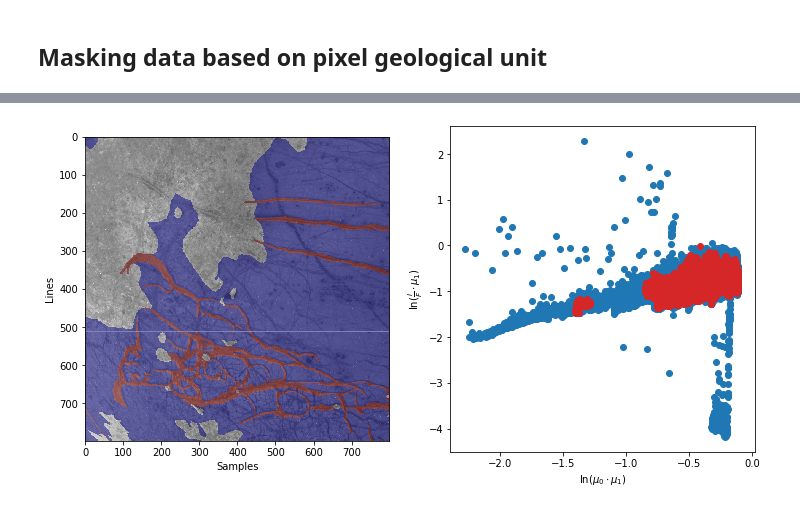
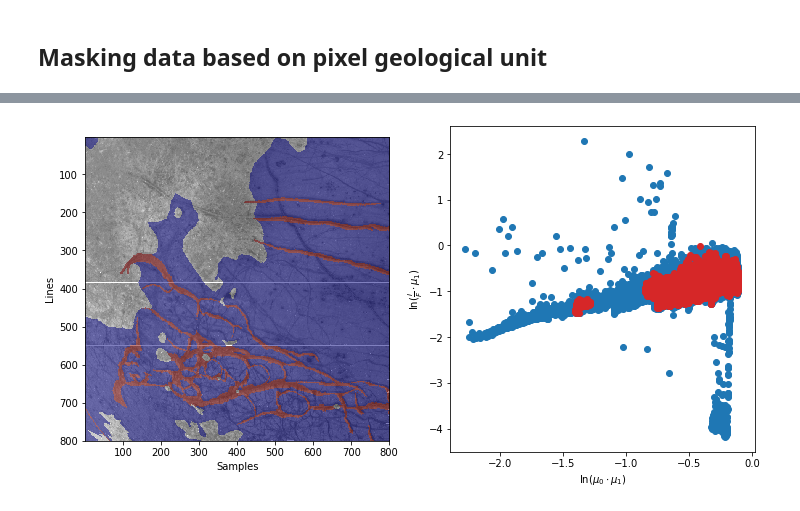
Before and after one commit to seignovert/galileo-ssi, a Jupyter notebook: notebooks/SSI_plot.ipynb, the cells around one changed output, grey strips where cells are left out. Cells and saved outputs as stored; diff of their text form; code cells hidden in the pictures.

```diff
--- a/notebooks/SSI_plot.ipynb
+++ b/notebooks/SSI_plot.ipynb
@@ -140,17 +140,17 @@ yp = np.log(img.data[plains] * img.mu1[plains])
 # %%
 fig, (ax0, ax1) = plt.subplots(1, 2, figsize=(12, 6))
 
 ax0.imshow(img.data, extent=img.extent, vmin=0, vmax=1, cmap='gray')
-ax0.imshow(np.ma.array(np.ones(img.data.shape), mask=~bands), cmap='jet_r', alpha=.5)
-ax0.imshow(np.ma.array(np.ones(img.data.shape), mask=~plains), cmap='jet', alpha=.5)
+ax0.imshow(np.ma.array(np.ones(img.data.shape), mask=~bands), extent=img.extent, cmap='jet_r', alpha=.5)
+ax0.imshow(np.ma.array(np.ones(img.data.shape), mask=~plains), extent=img.extent, cmap='jet', alpha=.5)
 
 ax1.scatter(xp, yp, color='tab:blue')
 ax1.scatter(xb, yb, color='tab:red')
 
 ax0.set_xlabel('Samples')
 ax0.set_ylabel('Lines')
 
 ax1.set_xlabel(r'$\ln(\mu_0 \cdot \mu_1)$')
 ax1.set_ylabel(r'$\ln(\frac{I}{F} \cdot \mu_1)$');
 # %% [output]
-[figure, old version]
+[figure, new version]
```
Also changed, not shown: parts of 1 cell of this notebook.
